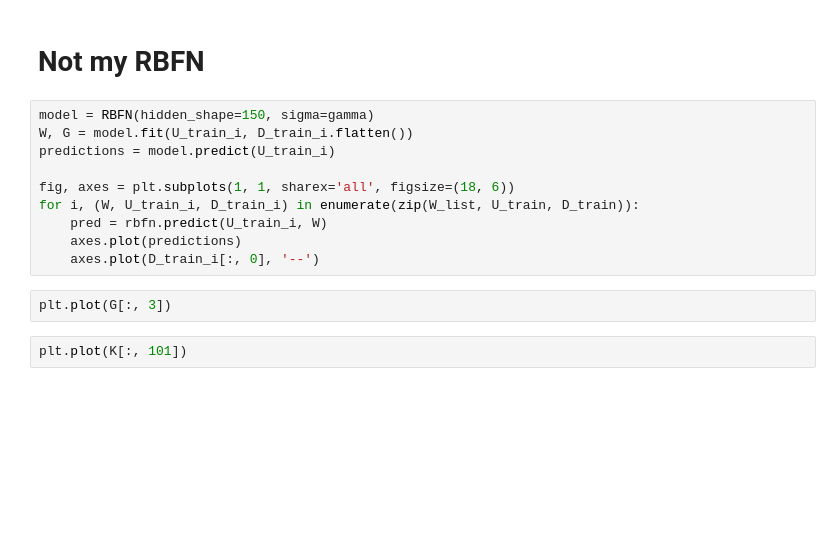
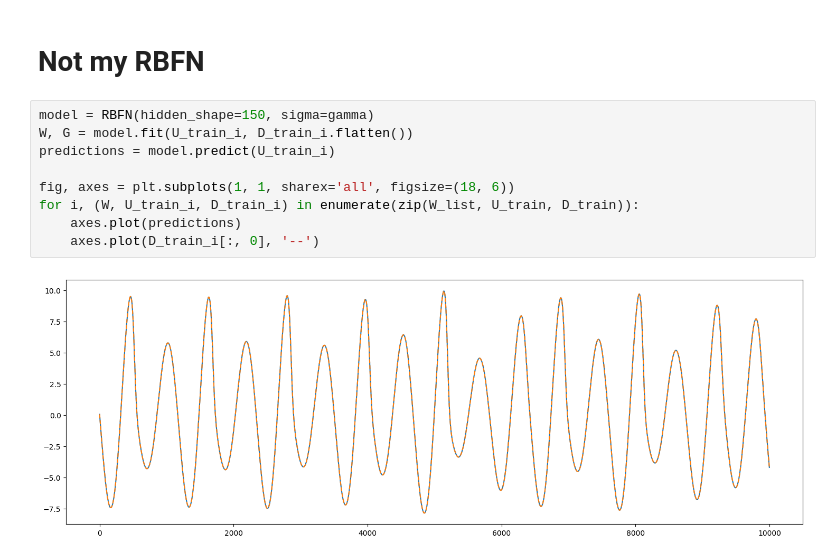
Before and after one commit to KotaShiozawa/RBF-Network, a Jupyter notebook: rossler.ipynb, the cells around one changed output. Saved outputs shown, nothing was run; the diff lists cells and outputs as text; blank space fills up the shorter version.

```diff
--- a/rossler.ipynb
+++ b/rossler.ipynb
@@ -87,14 +91,11 @@ for i, (W, U_train_i, D_train_i) in enumerate(zip(W_list, U_train, D_train)):
 # %%
 model = RBFN(hidden_shape=150, sigma=gamma)
 W, G = model.fit(U_train_i, D_train_i.flatten())
 predictions = model.predict(U_train_i)
 
 fig, axes = plt.subplots(1, 1, sharex='all', figsize=(18, 6))
 for i, (W, U_train_i, D_train_i) in enumerate(zip(W_list, U_train, D_train)):
-    pred = rbfn.predict(U_train_i, W)
     axes.plot(predictions)
     axes.plot(D_train_i[:, 0], '--')
+# %% [output]
+[figure, added]
-# %%
-plt.plot(G[:, 3])
-# %%
-plt.plot(K[:, 101])
```
Also changed, not shown: parts of 3 cells of this notebook.
